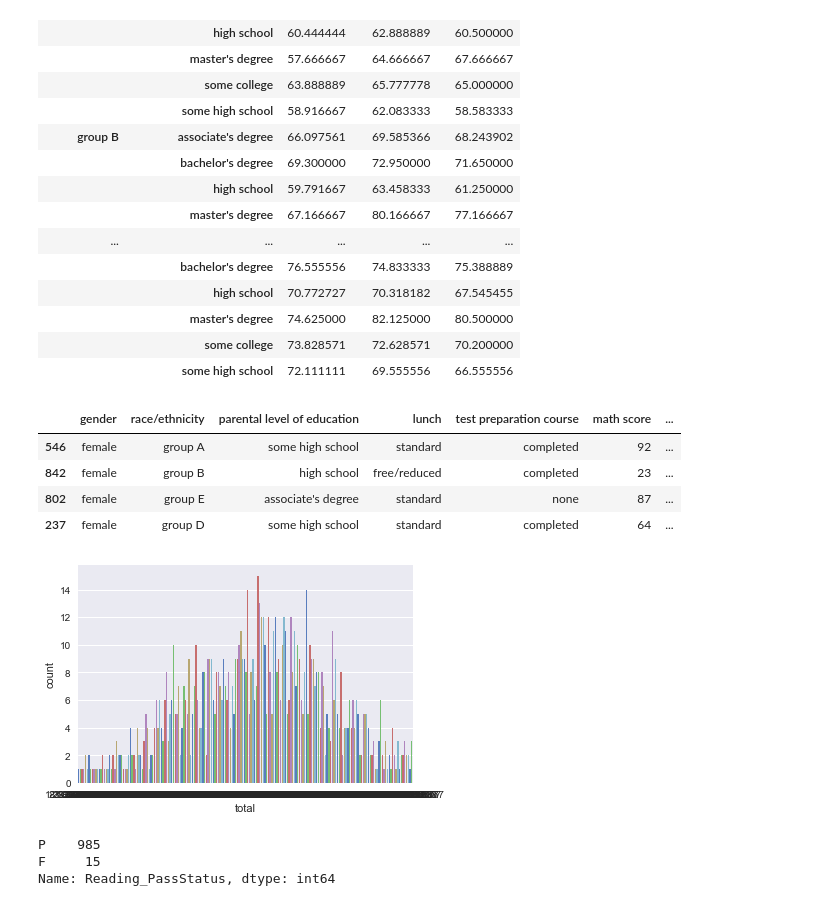
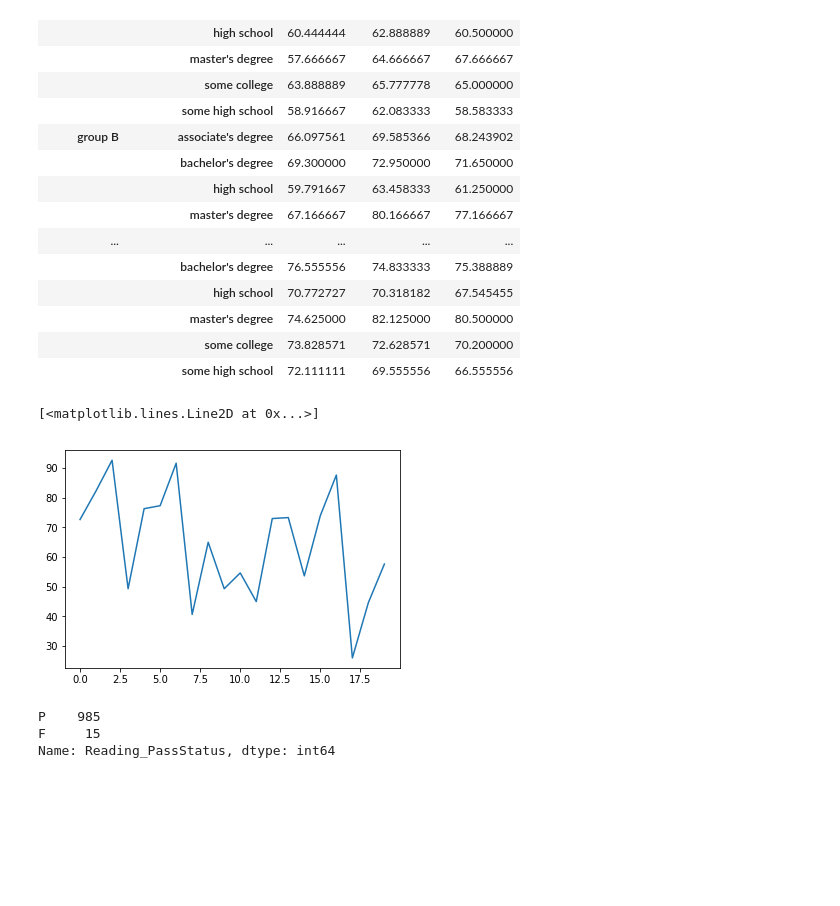
Before and after one commit to junaid-star/students-performance, a Jupyter notebook: Untitled13.ipynb, the cells around one changed output. Cells and saved outputs as stored; diff of their text form; code cells hidden in the pictures; blank space fills up the shorter version.

```diff
--- a/Untitled13.ipynb
+++ b/Untitled13.ipynb
@@ -155,20 +142,13 @@ data.groupby(['race/ethnicity','parental level of education']).mean()
 |  | some college | 73.828571 | 72.628571 | 70.200000 |
 |  | some high school | 72.111111 | 69.555556 | 66.555556 |
 # %%
+import seaborn as sns
 data['total']=(data['math score']+data['reading score']+data['writing score'])/3
-data.sample(4)
+h = data["total"].head(20)
+plt.plot(h)
 # %% [output]
-|  | gender | race/ethnicity | parental level of education | lunch | test preparation course | math score | ... |
-| 546 | female | group A | some high school | standard | completed | 92 | ... |
-| 842 | female | group B | high school | free/reduced | completed | 23 | ... |
-| 802 | female | group E | associate's degree | standard | none | 87 | ... |
-| 237 | female | group D | some high school | standard | completed | 64 | ... |
+[<matplotlib.lines.Line2D at 0x...>]
+[figure, added]
-# %%
-import seaborn as sns
-p=sns.countplot(x='total',data = data,palette='muted')
-plt.show(p)
-# %% [output]
-[figure, removed]
 # %%
 passmark=35
 data['Reading_PassStatus'] = np.where(data['reading score']<passmark, 'F', 'P')
```
Also changed, not shown: parts of 12 cells of this notebook.
